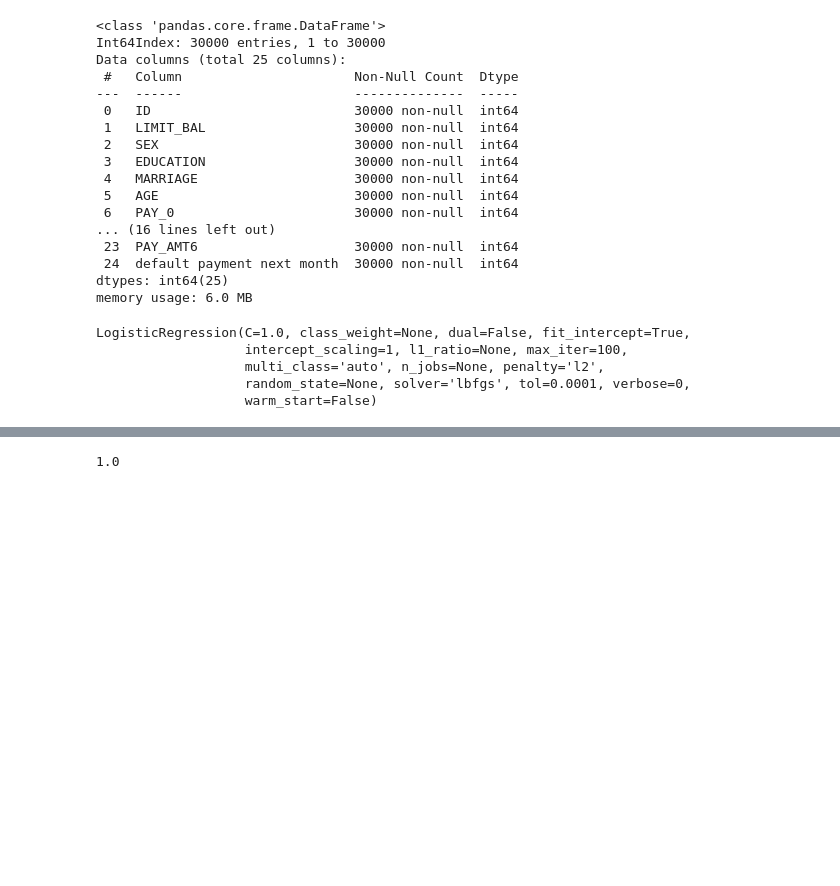
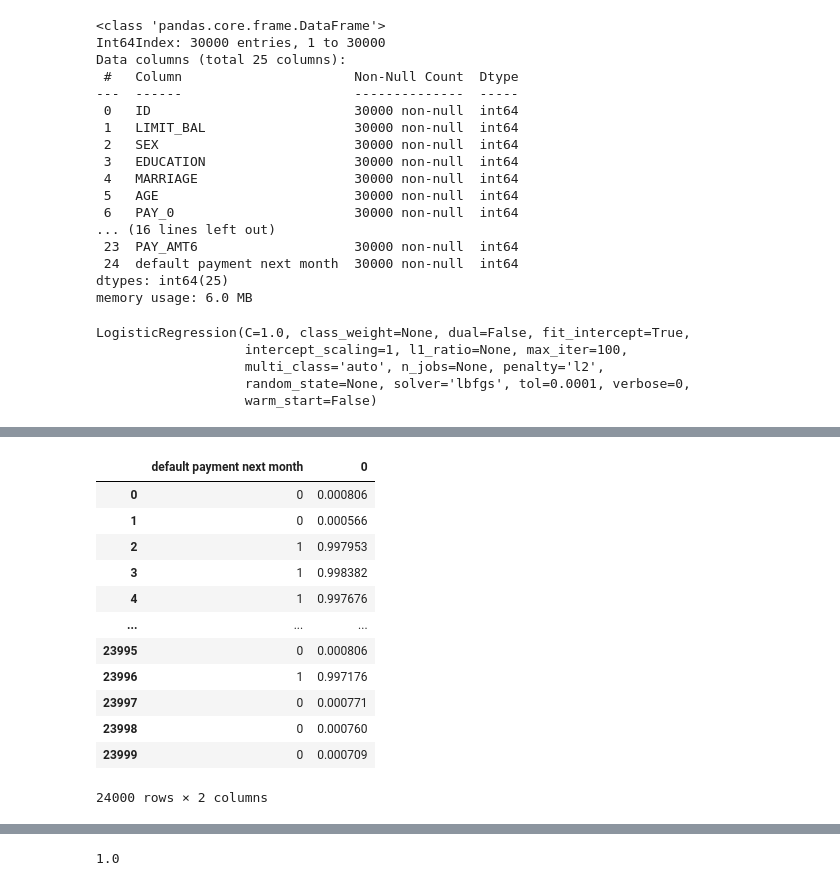
Before and after one commit to shivakumar17/Credit-Card-Default-Prediction, a Jupyter notebook: Credit_Card_Default_Prediction_Capstone_Project.ipynb, the cells around one changed output, grey strips where cells are left out. Drawn from its saved outputs; the diff is of its cells as text; code cells hidden in the pictures; blank space fills up the shorter version.

```diff
--- a/Credit_Card_Default_Prediction_Capstone_Project.ipynb
+++ b/Credit_Card_Default_Prediction_Capstone_Project.ipynb
@@ -275,0 +286,3 @@ test_accuracy = accuracy_score(Ytest,log.predict(Xtest))
+# %%
+p=list(log.predict_proba(Xtrain)[:,1])
+p
@@ -275,0 +307,6 @@ test_accuracy = accuracy_score(Ytest,log.predict(Xtest))
+# %%
+p=pd.DataFrame(p)
+# %%
+target=Ytrain.reset_index()
+target.drop(columns='index',inplace=True)
+target
@@ -275,0 +327,17 @@ test_accuracy = accuracy_score(Ytest,log.predict(Xtest))
+# %%
+df1=pd.concat([target, p], axis=1)
+df1
+# %% [output]
+|  | default payment next month | 0 |
+| 0 | 0 | 0.000806 |
+| 1 | 0 | 0.000566 |
+| 2 | 1 | 0.997953 |
+| 3 | 1 | 0.998382 |
+| 4 | 1 | 0.997676 |
+| ... | ... | ... |
+| 23995 | 0 | 0.000806 |
+| 23996 | 1 | 0.997176 |
+| 23997 | 0 | 0.000771 |
+| 23998 | 0 | 0.000760 |
+| 23999 | 0 | 0.000709 |
+24000 rows × 2 columns
```
Also changed, not shown: parts of 7 cells of this notebook.
